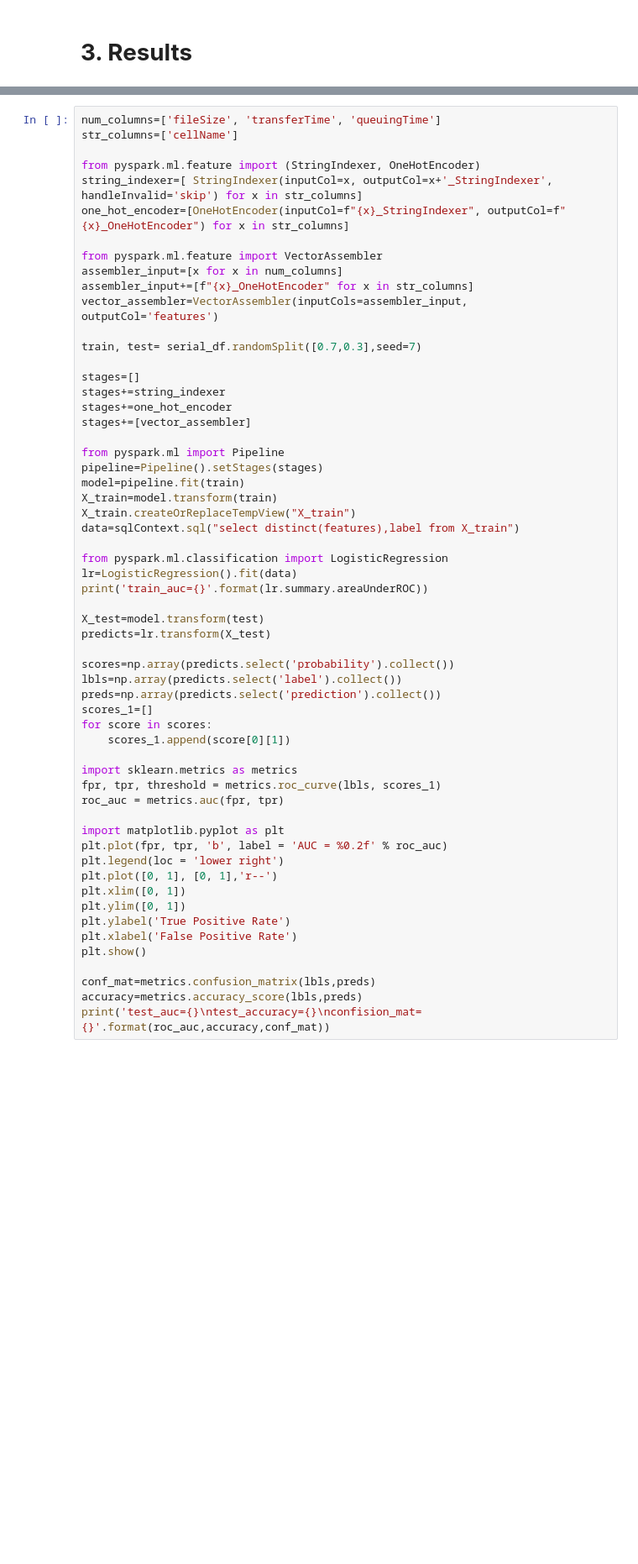
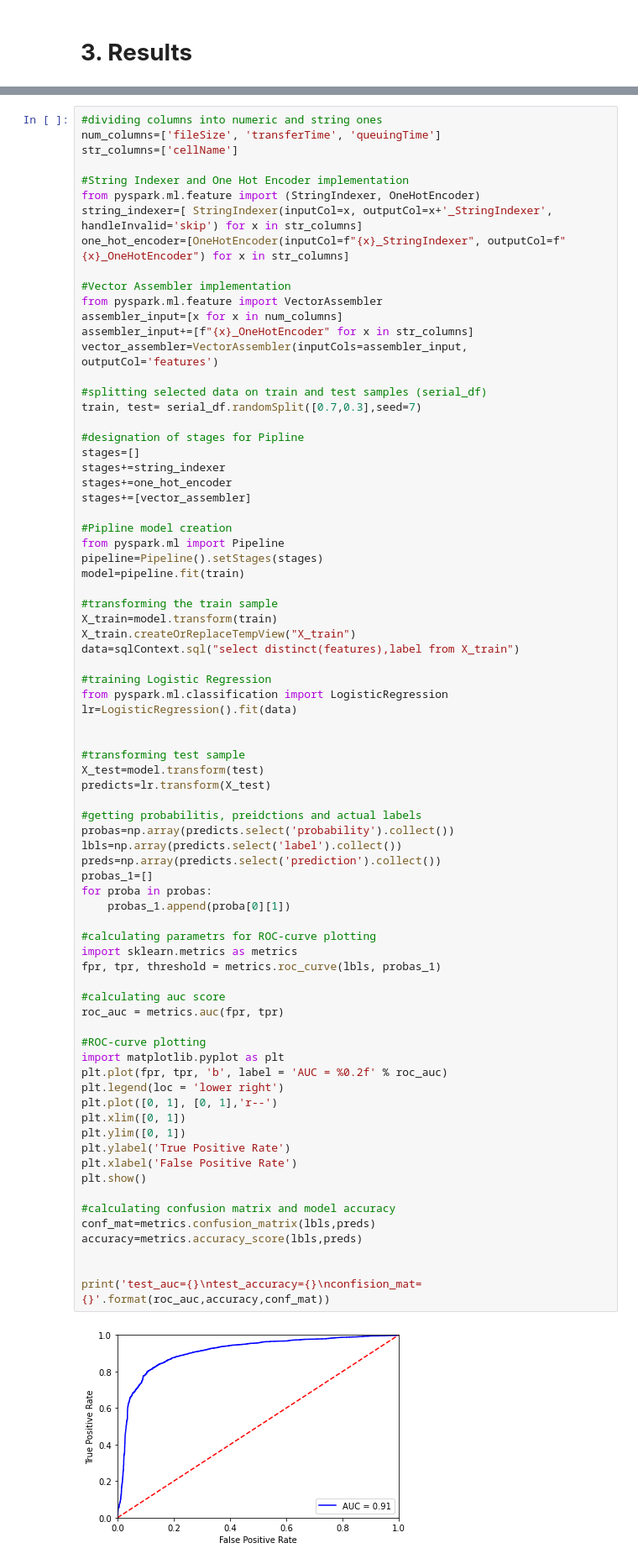
Before and after one commit to ish-codes-magic/DESY_Summer_Project, a Jupyter notebook: Report.ipynb, the cells around one changed output, grey strips where cells are left out. Shown at 84% size. Drawn from its saved outputs; the diff is of its cells as text; blank space fills up the shorter version.

```diff
--- a/Report.ipynb
+++ b/Report.ipynb
@@ -357,58 +400,78 @@ lr=LogisticRegression().fit(data)
 # %%
+#dividing columns into numeric and string ones
 num_columns=['fileSize', 'transferTime', 'queuingTime']
 str_columns=['cellName']
 
+#String Indexer and One Hot Encoder implementation
 from pyspark.ml.feature import (StringIndexer, OneHotEncoder)
 string_indexer=[ StringIndexer(inputCol=x, outputCol=x+'_StringIndexer', handleInvalid='skip') for x in str_columns]
 one_hot_encoder=[OneHotEncoder(inputCol=f"{x}_StringIndexer", outputCol=f"{x}_OneHotEncoder") for x in str_columns]
 
+#Vector Assembler implementation
 from pyspark.ml.feature import VectorAssembler
 assembler_input=[x for x in num_columns]
 assembler_input+=[f"{x}_OneHotEncoder" for x in str_columns]
 vector_assembler=VectorAssembler(inputCols=assembler_input, outputCol='features')
 
+#splitting selected data on train and test samples (serial_df)
 train, test= serial_df.randomSplit([0.7,0.3],seed=7)
 
+#designation of stages for Pipline
 stages=[]
 stages+=string_indexer
 stages+=one_hot_encoder
 stages+=[vector_assembler]
 
+#Pipline model creation
 from pyspark.ml import Pipeline
 pipeline=Pipeline().setStages(stages)
 model=pipeline.fit(train)
+
+#transforming the train sample
 X_train=model.transform(train)
 X_train.createOrReplaceTempView("X_train")
 data=sqlContext.sql("select distinct(features),label from X_train")
 
+#training Logistic Regression
 from pyspark.ml.classification import LogisticRegression
 lr=LogisticRegression().fit(data)
-print('train_auc={}'.format(lr.summary.areaUnderROC))
 
+
+#transforming test sample
 X_test=model.transform(test)
 predicts=lr.transform(X_test)
 
-scores=np.array(predicts.select('probability').collect())
+#getting probabilitis, preidctions and actual labels
+probas=np.array(predicts.select('probability').collect())
 lbls=np.array(predicts.select('label').collect())
 preds=np.array(predicts.select('prediction').collect())
-scores_1=[]
-for score in scores:
-    scores_1.append(score[0][1])
+probas_1=[]
+for proba in probas:
+    probas_1.append(proba[0][1])
 
+#calculating parametrs for ROC-curve plotting
 import sklearn.metrics as metrics
-fpr, tpr, threshold = metrics.roc_curve(lbls, scores_1)
+fpr, tpr, threshold = metrics.roc_curve(lbls, probas_1)
+
+#calculating auc score
 roc_auc = metrics.auc(fpr, tpr)
 
+#ROC-curve plotting
 import matplotlib.pyplot as plt
 plt.plot(fpr, tpr, 'b', label = 'AUC = %0.2f' % roc_auc)
 plt.legend(loc = 'lower right')
 plt.plot([0, 1], [0, 1],'r--')
 plt.xlim([0, 1])
 plt.ylim([0, 1])
 plt.ylabel('True Positive Rate')
 plt.xlabel('False Positive Rate')
 plt.show()
 
+#calculating confusion matrix and model accuracy
 conf_mat=metrics.confusion_matrix(lbls,preds)
 accuracy=metrics.accuracy_score(lbls,preds)
+
+
 print('test_auc={}\ntest_accuracy={}\nconfision_mat={}'.format(roc_auc,accuracy,conf_mat))
+# %% [output]
+[figure, added]
```
Also changed, not shown: parts of 19 cells of this notebook.
